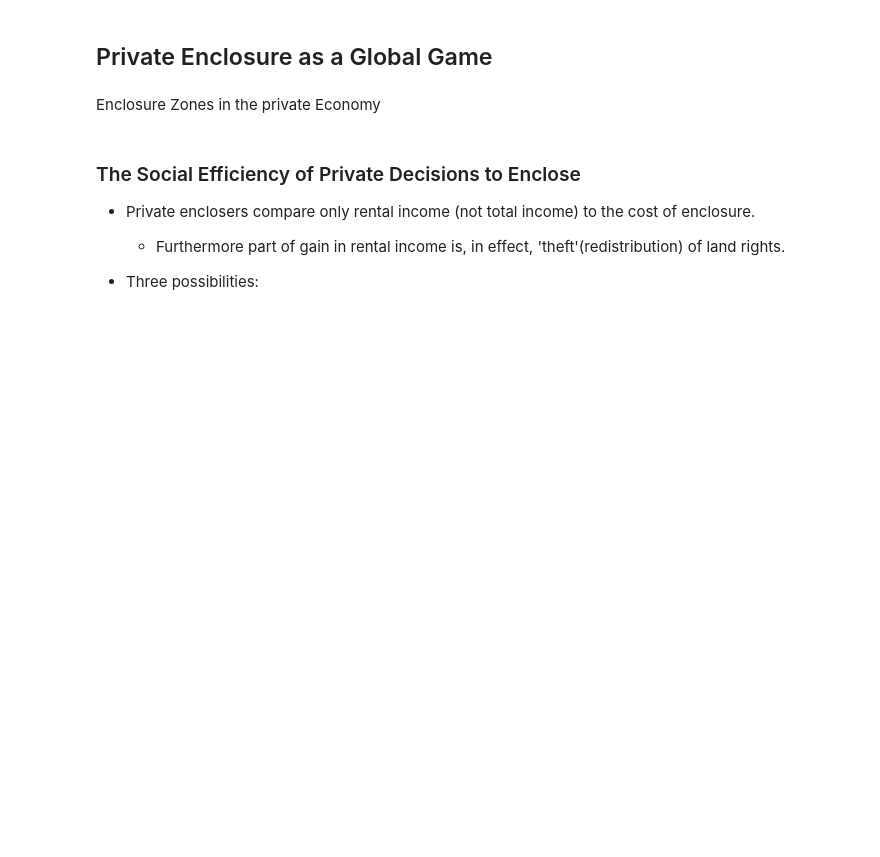
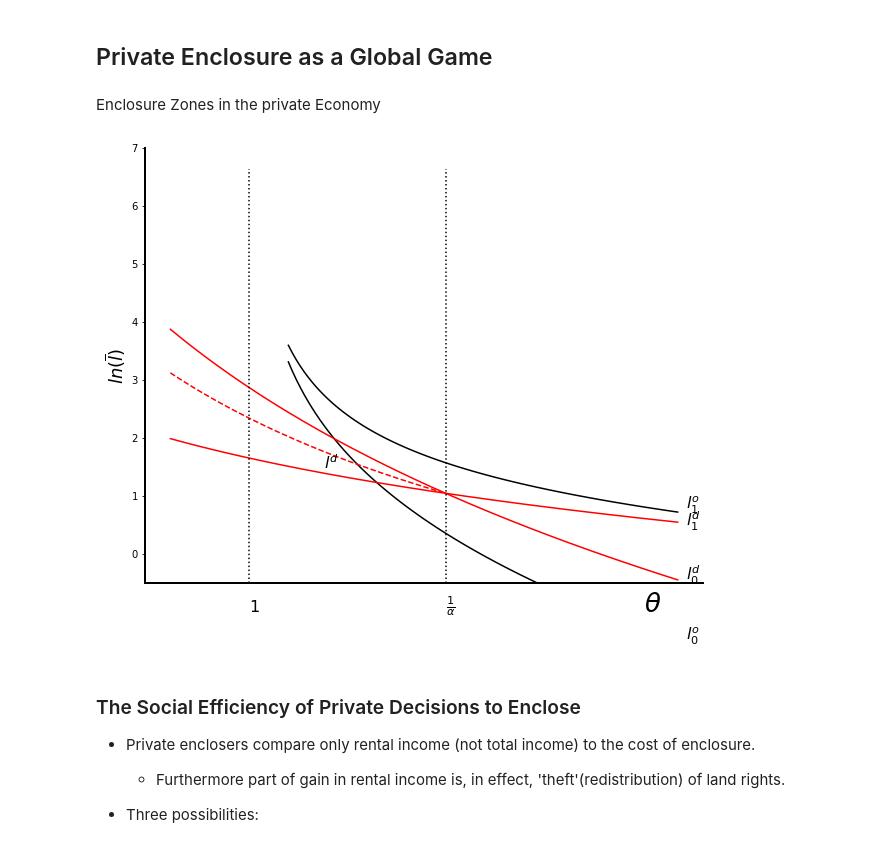
Before and after one commit to mbaker21231/enclosure_book, a Jupyter notebook: notebooks/enclosure_model.ipynb, the cells around one changed output. Drawn from its saved outputs; the diff is of its cells as text; code cells hidden in the pictures; blank space fills up the shorter version.

```diff
--- a/notebooks/enclosure_model.ipynb
+++ b/notebooks/enclosure_model.ipynb
@@ -331,7 +381,9 @@ interact(plotreq,th=(0.8,2.5,0.05), alp=(0.2,0.8,0.1), tlbar=(0.5,5,0.1), c=(0,4
 # %% [markdown]
 Enclosure Zones in the private Economy
 # %%
-prvpart()
+prvpart(full_diag = True)
+# %% [output]
+[figure, added]
 # %% [markdown]
 ### The Social Efficiency of Private Decisions to Enclose
 
```
Also changed, not shown: parts of 38 cells of this notebook, 2 other files.
